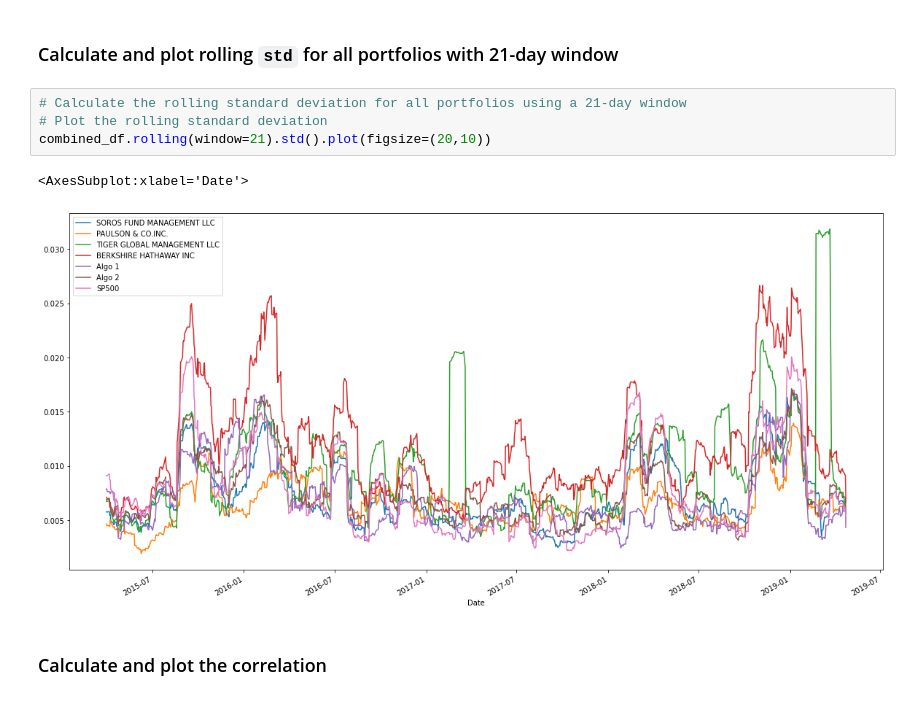
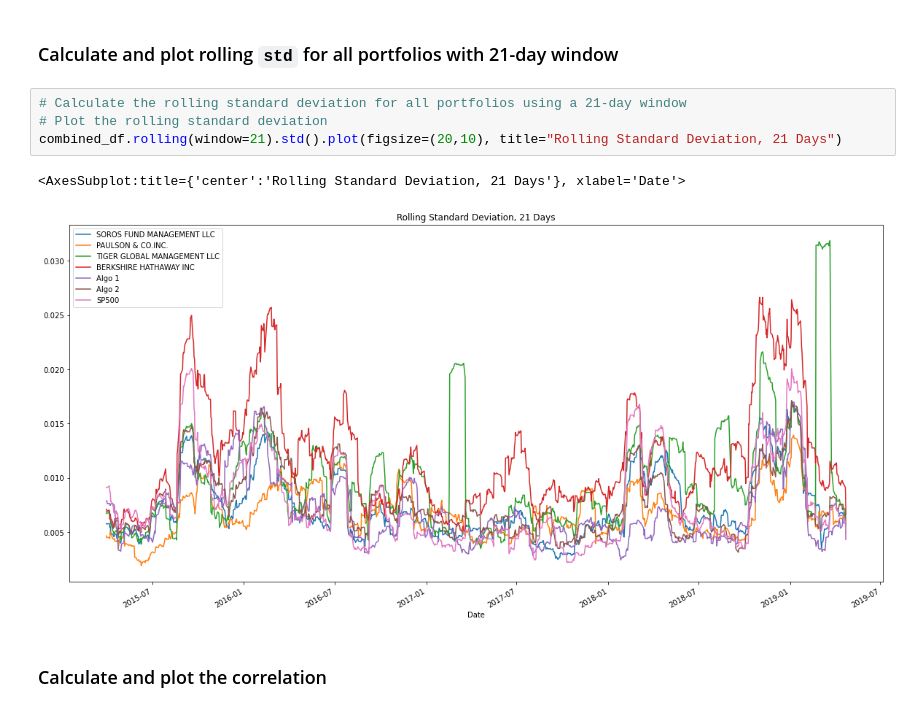
Before and after one commit to jjalomo93/Pandas-HW, a Jupyter notebook: whale_analysis.ipynb, the cells around one changed output. Drawn from its saved outputs; the diff is of its cells as text.

```diff
--- a/whale_analysis.ipynb
+++ b/whale_analysis.ipynb
@@ -266,10 +266,10 @@ Risk changes over time. Analyze the rolling statistics for Risk and Beta.
 # %%
 # Calculate the rolling standard deviation for all portfolios using a 21-day window
 # Plot the rolling standard deviation
-combined_df.rolling(window=21).std().plot(figsize=(20,10))
+combined_df.rolling(window=21).std().plot(figsize=(20,10), title="Rolling Standard Deviation, 21 Days")
 # %% [output]
-<AxesSubplot:xlabel='Date'>
+<AxesSubplot:title={'center':'Rolling Standard Deviation, 21 Days'}, xlabel='Date'>
-[figure, old version]
+[figure, new version]
 # %% [markdown]
 ### Calculate and plot the correlation
 # %%
```
Also changed, not shown: parts of 1 cell of this notebook.
